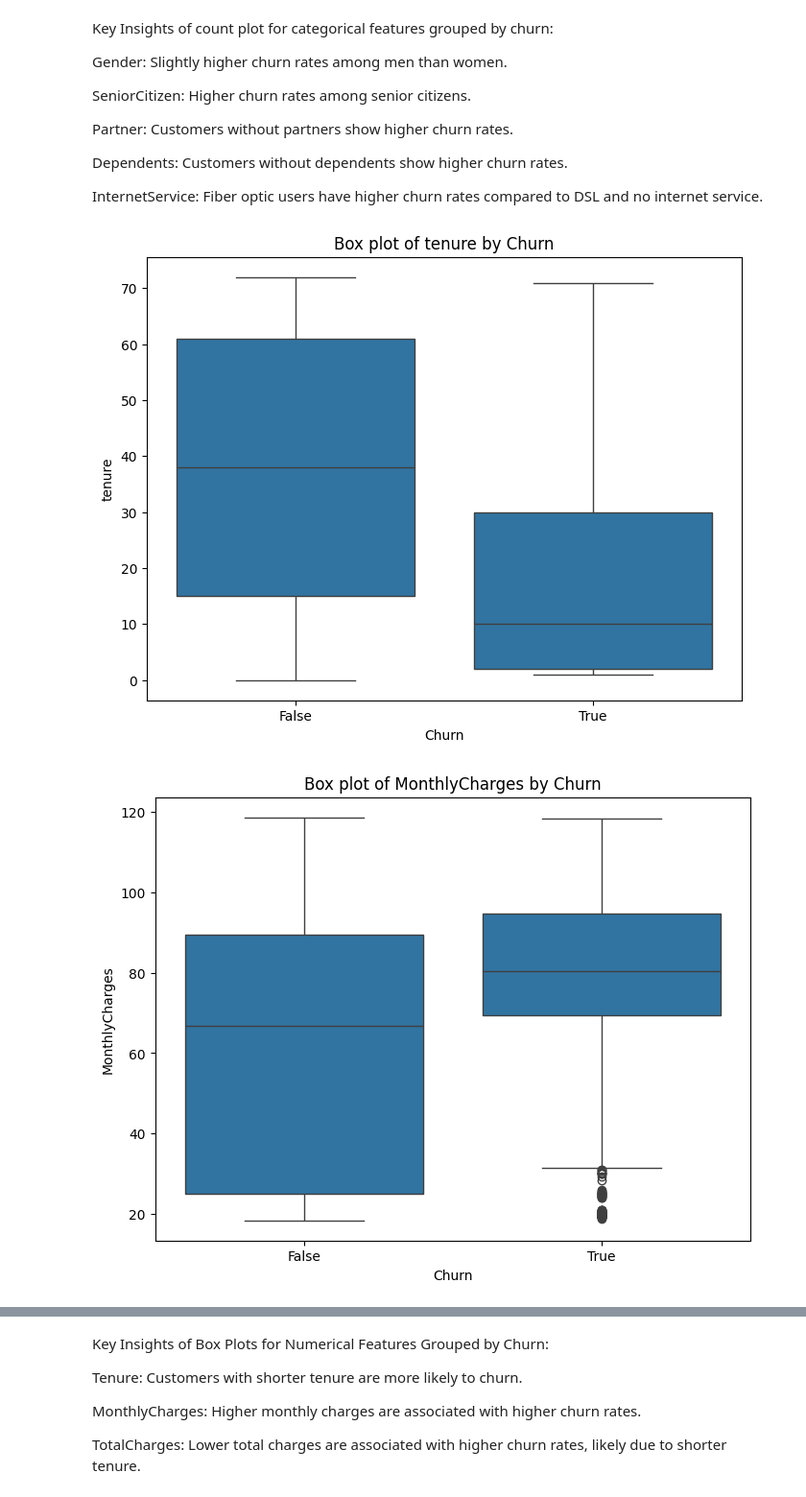
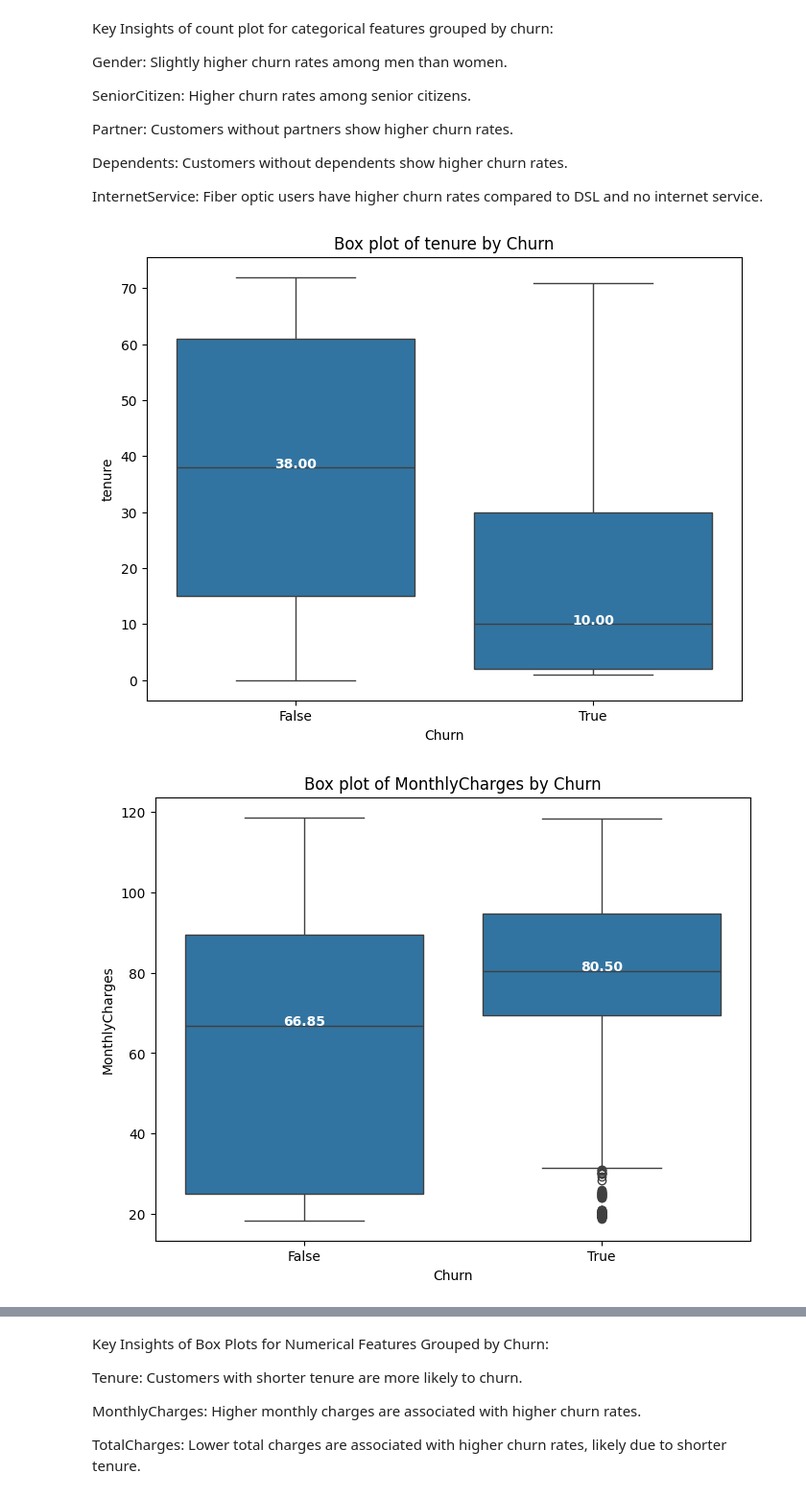
Before and after one commit to MillicentAgyir/LP2-Classification-Project, a Jupyter notebook: Notebooks/main.ipynb, the cells around one changed output, grey strips where cells are left out. Shown at 96% size. Saved outputs shown, nothing was run; the diff lists cells and outputs as text; code cells hidden in the pictures.

```diff
--- a/Notebooks/main.ipynb
+++ b/Notebooks/main.ipynb
@@ -462,14 +462,41 @@ Dependents: Customers without dependents show higher churn rates.
 
 InternetService: Fiber optic users have higher churn rates compared to DSL and no internet service.
 # %%
-# Box plots for numerical features grouped by Churn
+# Function to add data labels
+def add_labels(ax):
+    for patch in ax.patches:
+        height = patch.get_height()
+        if height > 0:
+            ax.text(
+                patch.get_x() + patch.get_width() / 2,
+                height,
+                f'{height:.2f}',
+                ha='center', va='center',
+                color='white', fontsize=10, fontweight='bold'
+            )
+
+# Plot box plots for numerical features grouped by Churn
 for col in numerical_columns:
     plt.figure(figsize=(8, 6))
-    sns.boxplot(data=data_combined, x='Churn', y=col)
+    ax = sns.boxplot(data=data_combined, x='Churn', y=col)
+
+    # Add data labels for the median values
+    medians = data_combined.groupby(['Churn'])[col].median().values
+    for xtick in ax.get_xticks():
+        ax.text(
+            xtick,
+            medians[xtick],
+            f'{medians[xtick]:.2f}',
+            horizontalalignment='center',
+            size='medium',
+            color='white',
+            weight='semibold'
+        )
+
     plt.title(f'Box plot of {col} by Churn')
     plt.xlabel('Churn')
     plt.ylabel(col)
     plt.show()
 # %% [output]
-[figure, old version]
+[figure, new version]
-[figure, old version]
+[figure, new version]
```
Also changed, not shown: parts of 10 cells of this notebook.
